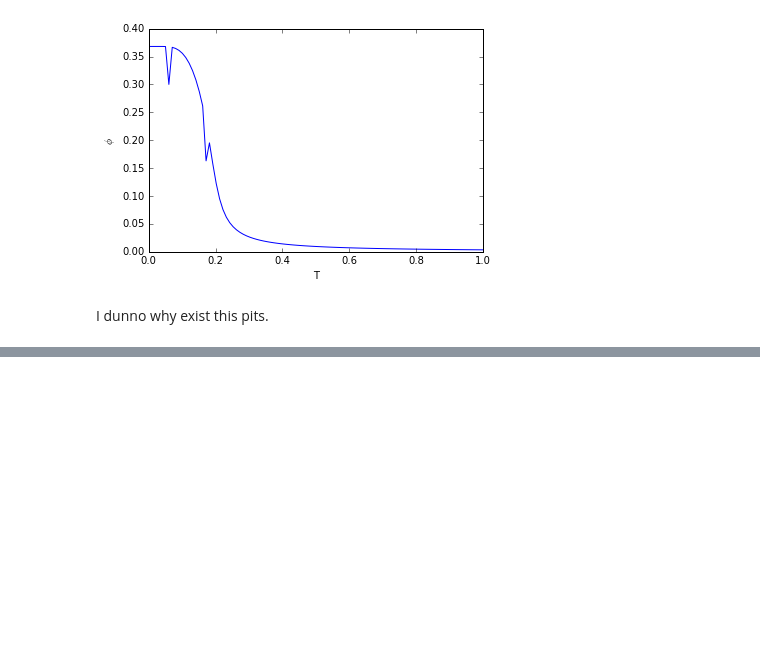
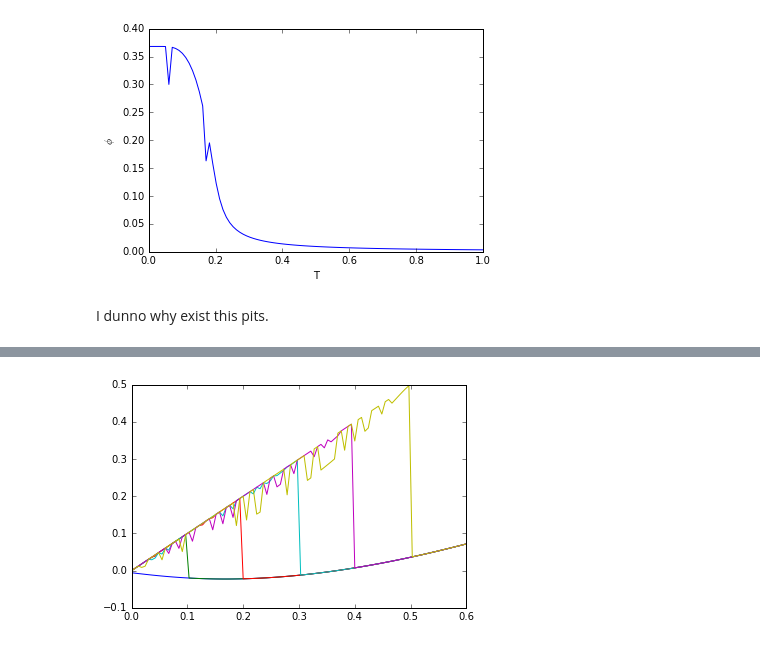
Before and after one commit to theor-mephi/quark-matter-bugrus, a Jupyter notebook: Maximov_work.ipynb, the cells around one changed output, grey strips where cells are left out. Cells and saved outputs as stored; diff of their text form; code cells hidden in the pictures; blank space fills up the shorter version.

```diff
--- a/Maximov_work.ipynb
+++ b/Maximov_work.ipynb
@@ -85,5 +138,8 @@ Let's find $x_{fermi}$ for solving $\phi(\mu\neq 0)$
 # %%
-def x_fermi(mu,phi):
-    Func= lambda x: abs(E(x,phi)-mu)
-    zz=optimize.fsolve(Func,1,xtol=1e-14)
-    return zz[0]
+def x_fermi(phi,mu,T):
+    if (T==0)and(mu>m+phi):
+        Func= lambda x: abs(E(x,phi)-mu)
+        zz=optimize.minimize(Func,1,tol=1e-14)
+        return zz.x[0]
+    else:
+        return np.inf
@@ -94 +148,6 @@ E(x_fermi(0.40,0.368),0.368)
+# %%
+def D(phi,mu,T):
+    N,err=integrate.quad(integrand,0,x_fermi(phi,mu,T),args=(phi,mu,T))
+    N=phi-N
+    return N
 # %% [markdown]
@@ -111,0 +155,7 @@ plt.plot(x_range,[Norm(x,x_fermi(0.7,x),0) for x in x_range])
+# %%
+x_range=np.linspace(0,0.6,100)
+for i in range(0,6):
+    z[i]=[D(phi,i/10,0) for phi in x_range]
+    plt.plot(x_range,z[i])
+# %% [output]
+[figure, added]
```
Also changed, not shown: parts of 31 cells of this notebook.
